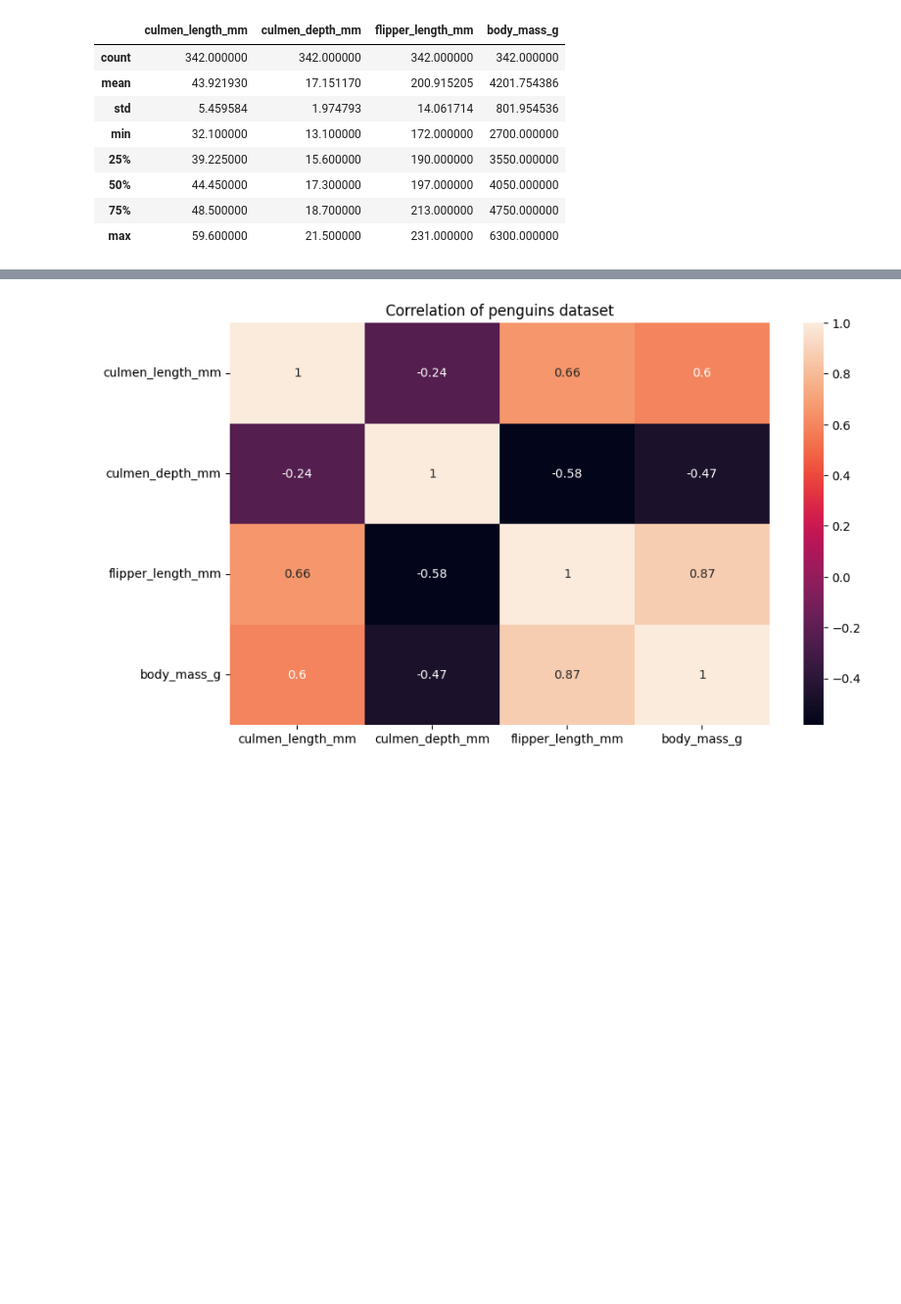
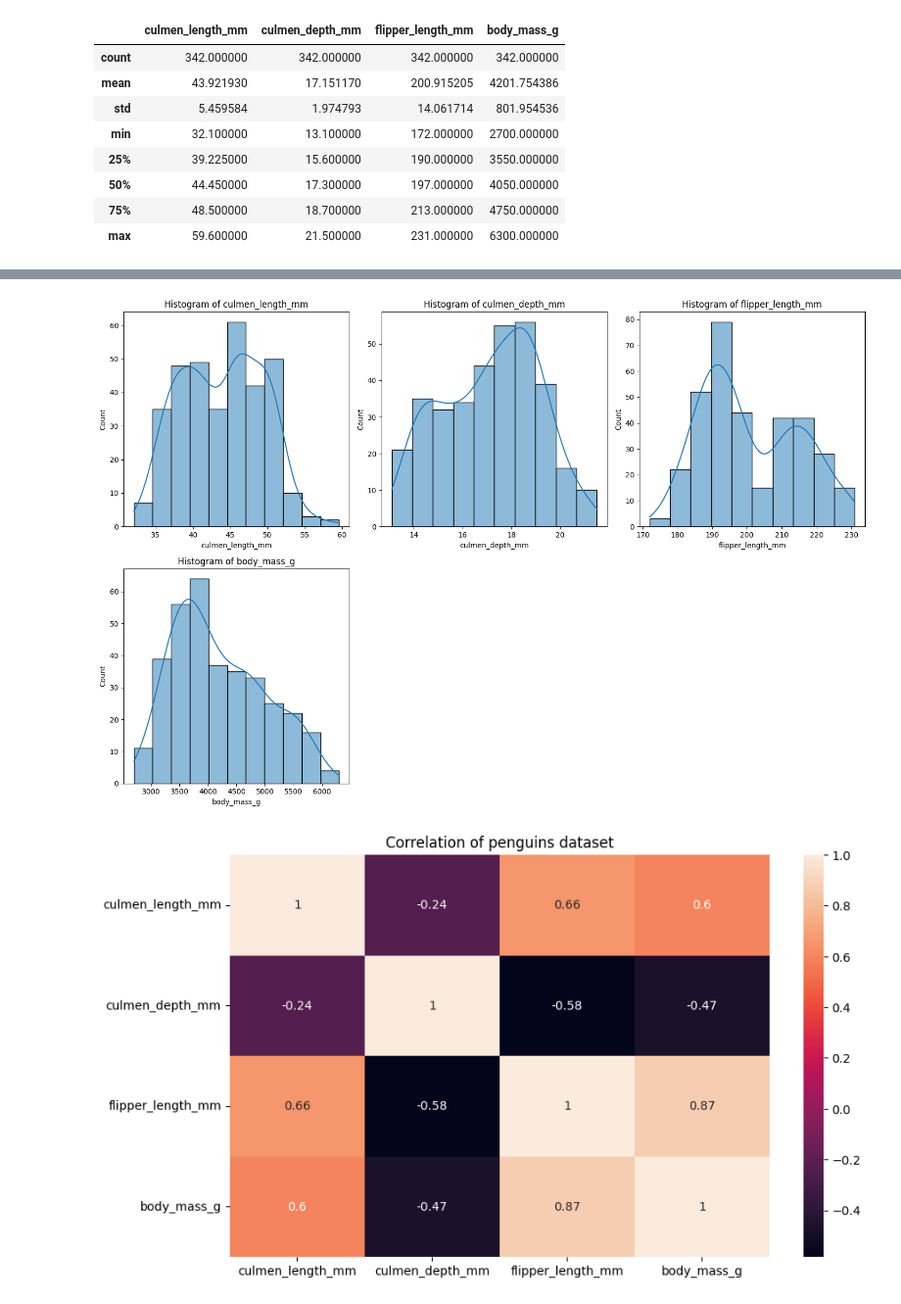
Before and after one commit to AndresDardex/Penguin-Model, a Jupyter notebook: Data Cleaning And Analysis.ipynb, the cells around one changed output, grey strips where cells are left out. Shown at 98% size. Saved outputs shown, nothing was run; the diff lists cells and outputs as text; code cells hidden in the pictures; blank space fills up the shorter version.

```diff
--- a/Data Cleaning And Analysis.ipynb
+++ b/Data Cleaning And Analysis.ipynb
@@ -110,3 +112,14 @@ plt.show()
+# %%
+#now a histogram to see the distribution of the data
+plt.figure(figsize=(15, 10))
+for i, column in enumerate(numeric_columns, 1):
+    plt.subplot(2, 3, i)
+    sns.histplot(penguins[column], kde=True)
+    plt.title(f'Histogram of {column}')
+plt.tight_layout()
+plt.show()
+# %% [output]
+[figure, added]
 # %%
 #now we are going to analyze the correlation between the columns with graphs
 plt.figure(figsize=(10, 6))
```
Also changed, not shown: parts of 5 cells of this notebook.
